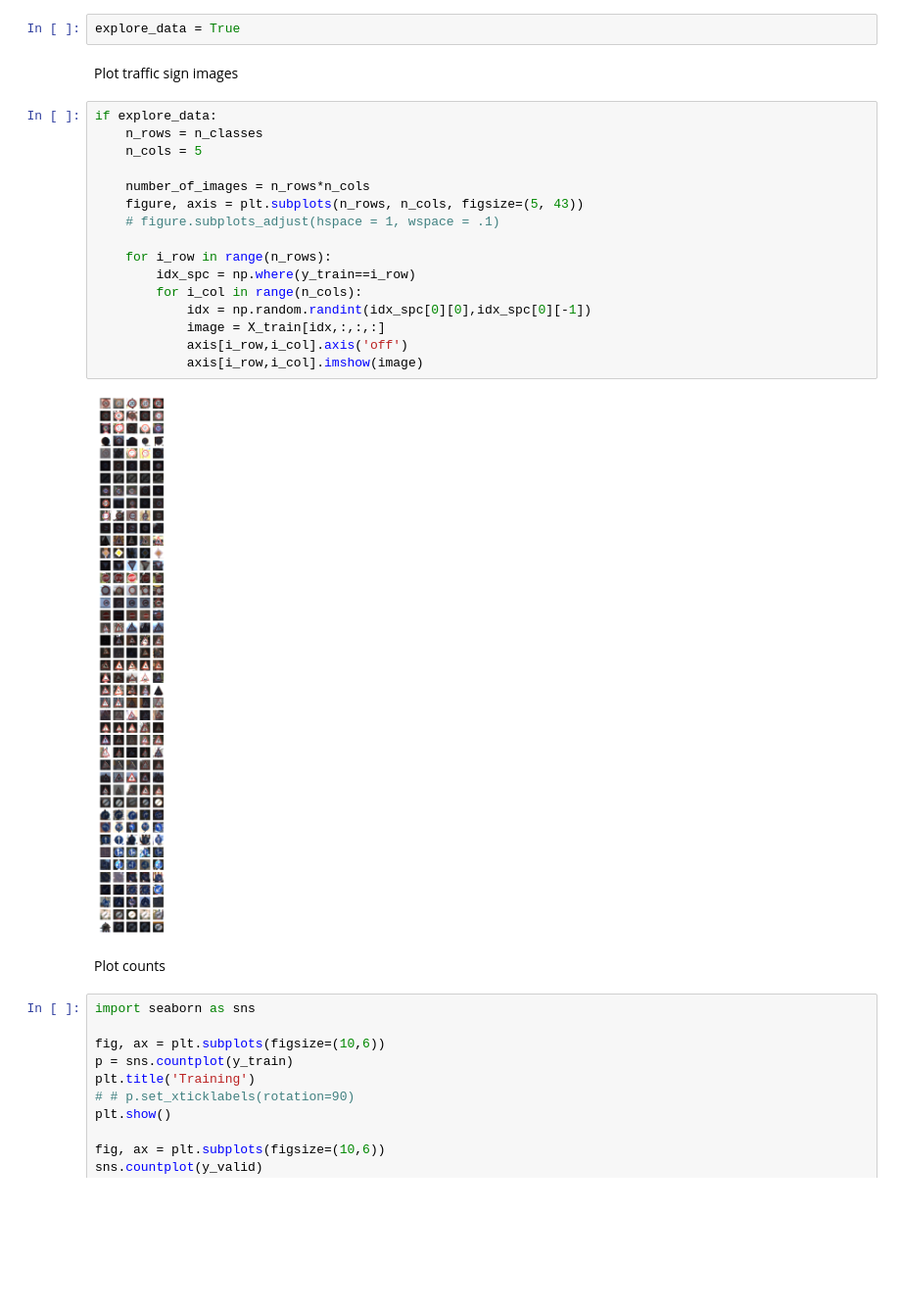
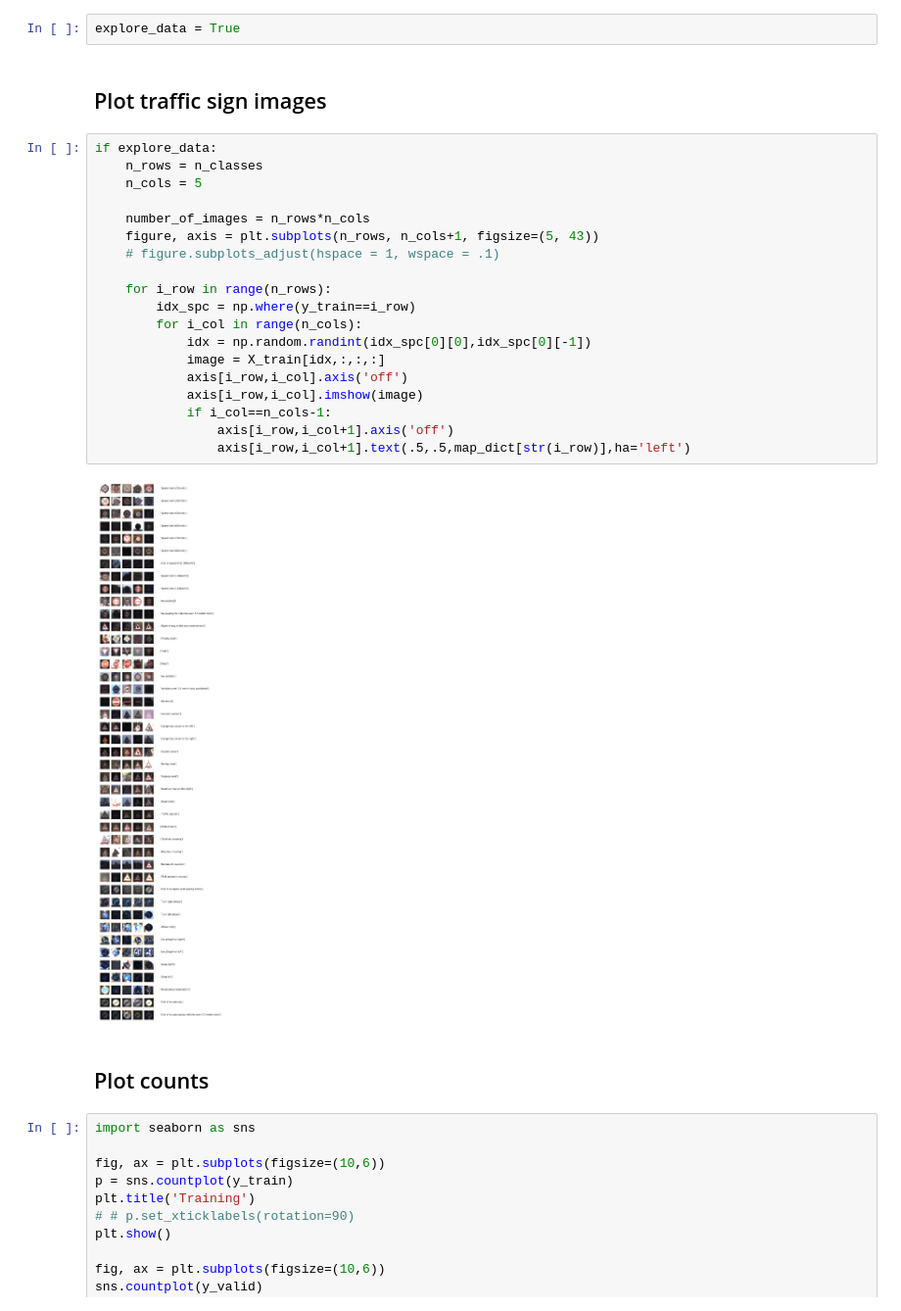
Before and after one commit to fstahl1/traffic-sign-classifier, a Jupyter notebook: Traffic_Sign_Classifier.ipynb, the cells around one changed output. Shown at 98% size. Drawn from its saved outputs; the diff is of its cells as text; blank space fills up the shorter version.

```diff
--- a/Traffic_Sign_Classifier.ipynb
+++ b/Traffic_Sign_Classifier.ipynb
@@ -131,27 +131,30 @@ import matplotlib.pyplot as plt
 # %%
 explore_data = True
 # %% [markdown]
-Plot traffic sign images
+## Plot traffic sign images
 # %%
 if explore_data:
     n_rows = n_classes
     n_cols = 5
 
     number_of_images = n_rows*n_cols
-    figure, axis = plt.subplots(n_rows, n_cols, figsize=(5, 43))
+    figure, axis = plt.subplots(n_rows, n_cols+1, figsize=(5, 43))
     # figure.subplots_adjust(hspace = 1, wspace = .1)
 
     for i_row in range(n_rows):
         idx_spc = np.where(y_train==i_row)
         for i_col in range(n_cols):
             idx = np.random.randint(idx_spc[0][0],idx_spc[0][-1])
             image = X_train[idx,:,:,:]
             axis[i_row,i_col].axis('off')
             axis[i_row,i_col].imshow(image)
+            if i_col==n_cols-1:
+                axis[i_row,i_col+1].axis('off')
+                axis[i_row,i_col+1].text(.5,.5,map_dict[str(i_row)],ha='left')
 # %% [output]
-[figure, old version]
+[figure, new version]
-# %% [markdown]
-Plot counts
+# %% [markdown]
+## Plot counts
 # %%
 import seaborn as sns
 
```
Also changed, not shown: parts of 25 cells of this notebook, 9 other files.
